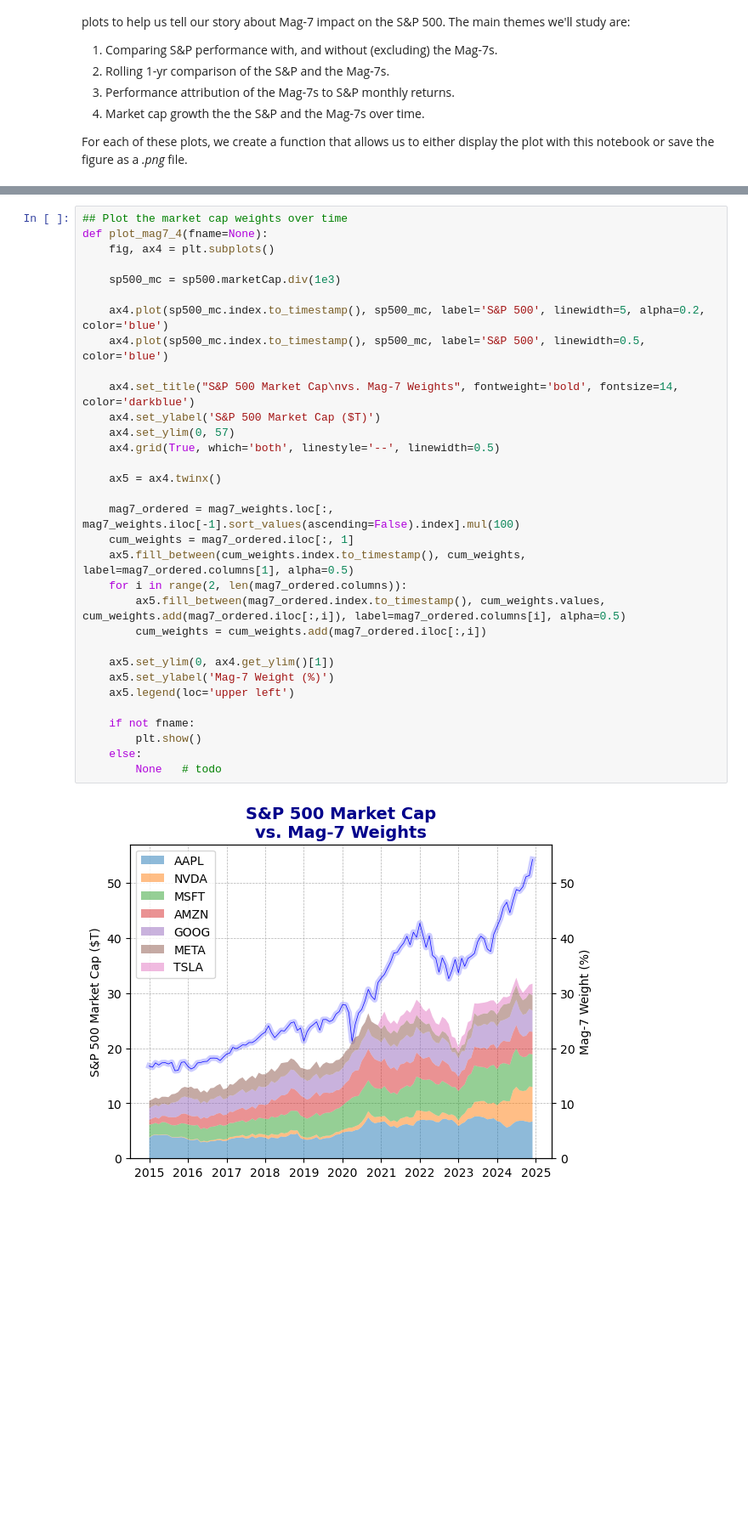
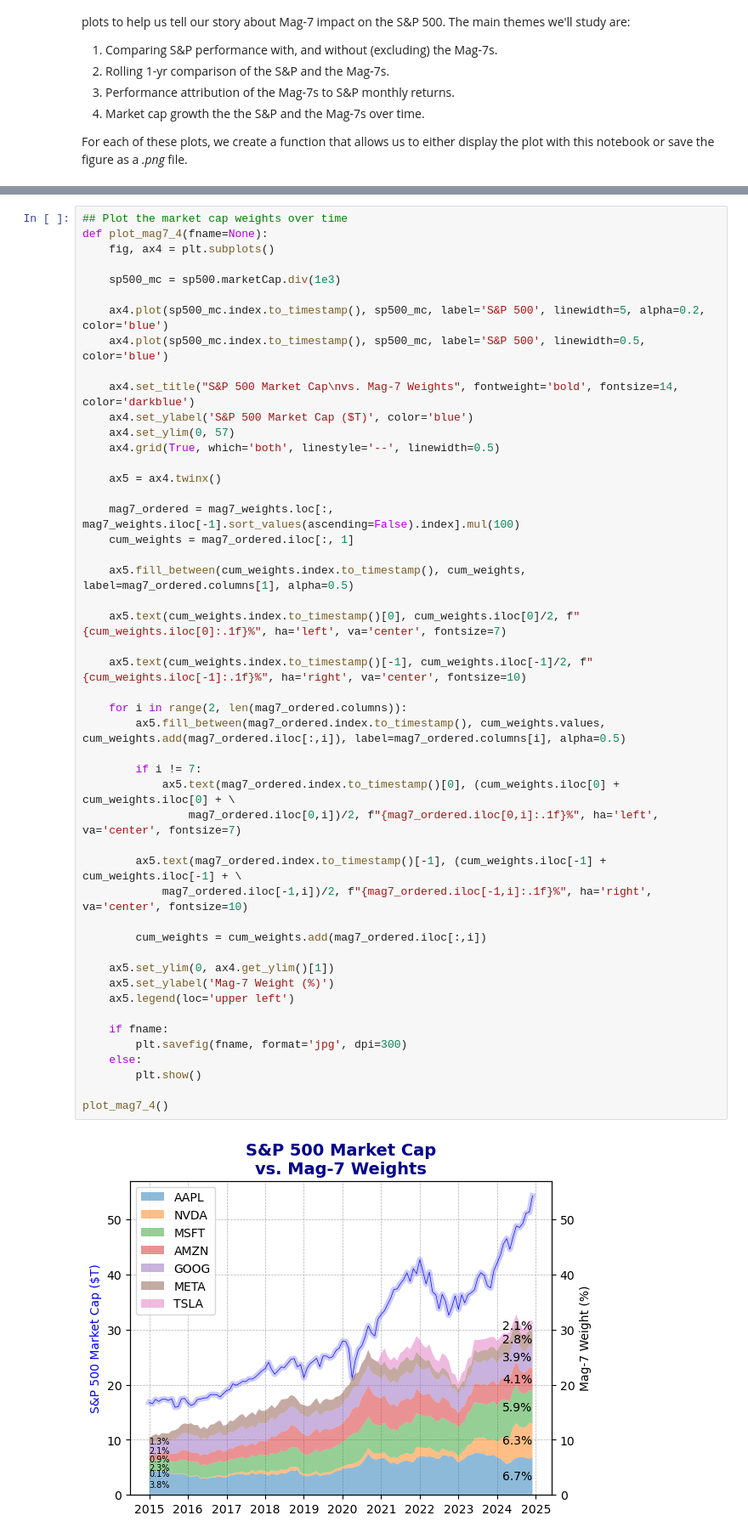
Before and after one commit to rtrimble13/tb-notebooks, a Jupyter notebook: src/202502_mag7.ipynb, the cells around one changed output, grey strips where cells are left out. Shown: that part at 85% size. Drawn from its saved outputs; the diff is of its cells as text; blank space fills up the shorter version.

```diff
--- a/src/202502_mag7.ipynb
+++ b/src/202502_mag7.ipynb
@@ -341,34 +405,50 @@ def plot_mag7_3(fname=None):
 # %%
 ## Plot the market cap weights over time
 def plot_mag7_4(fname=None):
     fig, ax4 = plt.subplots()
 
     sp500_mc = sp500.marketCap.div(1e3)
 
     ax4.plot(sp500_mc.index.to_timestamp(), sp500_mc, label='S&P 500', linewidth=5, alpha=0.2, color='blue')
     ax4.plot(sp500_mc.index.to_timestamp(), sp500_mc, label='S&P 500', linewidth=0.5, color='blue')
 
     ax4.set_title("S&P 500 Market Cap\nvs. Mag-7 Weights", fontweight='bold', fontsize=14, color='darkblue')
-    ax4.set_ylabel('S&P 500 Market Cap ($T)')
+    ax4.set_ylabel('S&P 500 Market Cap ($T)', color='blue')
     ax4.set_ylim(0, 57)
     ax4.grid(True, which='both', linestyle='--', linewidth=0.5)
 
     ax5 = ax4.twinx()
 
     mag7_ordered = mag7_weights.loc[:, mag7_weights.iloc[-1].sort_values(ascending=False).index].mul(100)
     cum_weights = mag7_ordered.iloc[:, 1]
+
     ax5.fill_between(cum_weights.index.to_timestamp(), cum_weights, label=mag7_ordered.columns[1], alpha=0.5)
+
+    ax5.text(cum_weights.index.to_timestamp()[0], cum_weights.iloc[0]/2, f"{cum_weights.iloc[0]:.1f}%", ha='left', va='center', fontsize=7)
+
+    ax5.text(cum_weights.index.to_timestamp()[-1], cum_weights.iloc[-1]/2, f"{cum_weights.iloc[-1]:.1f}%", ha='right', va='center', fontsize=10)
+
     for i in range(2, len(mag7_ordered.columns)):
         ax5.fill_between(mag7_ordered.index.to_timestamp(), cum_weights.values, cum_weights.add(mag7_ordered.iloc[:,i]), label=mag7_ordered.columns[i], alpha=0.5)
+
+        if i != 7:
+            ax5.text(mag7_ordered.index.to_timestamp()[0], (cum_weights.iloc[0] + cum_weights.iloc[0] + \
+                mag7_ordered.iloc[0,i])/2, f"{mag7_ordered.iloc[0,i]:.1f}%", ha='left', va='center', fontsize=7)
+
+        ax5.text(mag7_ordered.index.to_timestamp()[-1], (cum_weights.iloc[-1] + cum_weights.iloc[-1] + \
+            mag7_ordered.iloc[-1,i])/2, f"{mag7_ordered.iloc[-1,i]:.1f}%", ha='right', va='center', fontsize=10)
+
         cum_weights = cum_weights.add(mag7_ordered.iloc[:,i])
 
     ax5.set_ylim(0, ax4.get_ylim()[1])
     ax5.set_ylabel('Mag-7 Weight (%)')
     ax5.legend(loc='upper left')
 
-    if not fname:
+    if fname:
+        plt.savefig(fname, format='jpg', dpi=300)
+    else:
         plt.show()
-    else:
-        None   # todo
+
+plot_mag7_4()
 # %% [output]
-[figure, old version]
+[figure, new version]
```
Also changed, not shown: parts of 5 cells of this notebook.
